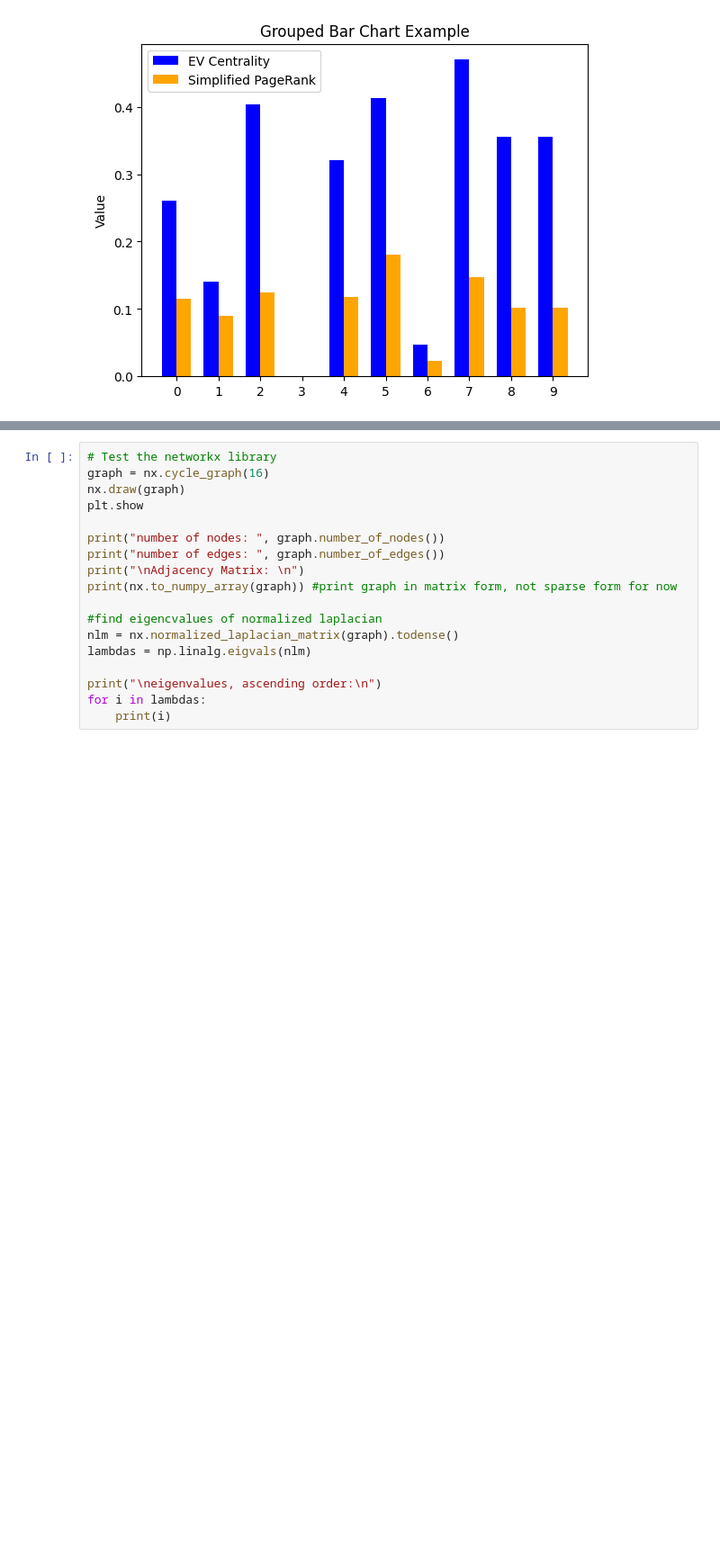
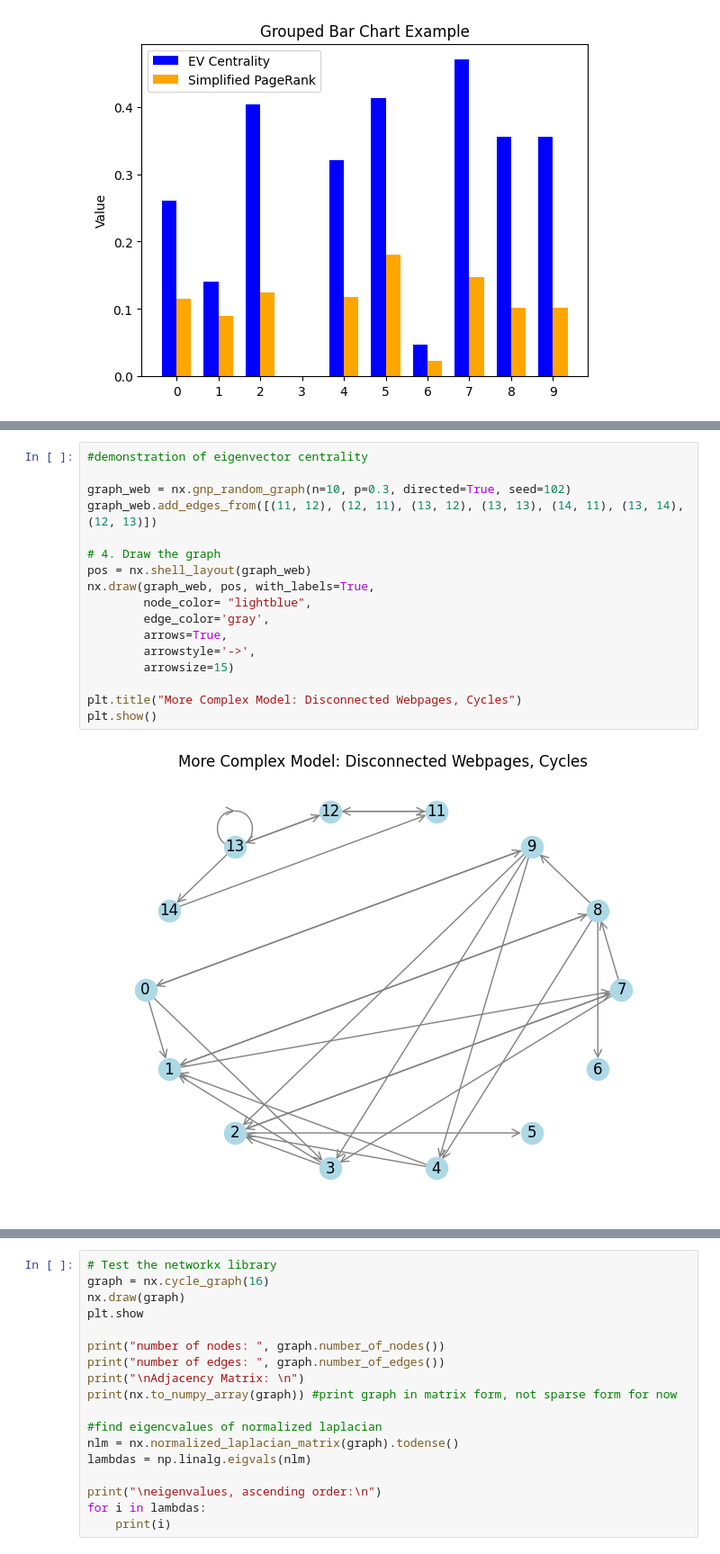
Before and after one commit to vviggyy/mc_pagerank, a Jupyter notebook: mc_pagerank.ipynb, the cells around one changed output, grey strips where cells are left out. Shown: that part at 90% size. Cells and saved outputs as stored; diff of their text form; blank space fills up the shorter version.

```diff
--- a/mc_pagerank.ipynb
+++ b/mc_pagerank.ipynb
@@ -161,0 +166,19 @@ plt.legend()
+# %%
+#demonstration of eigenvector centrality
+
+graph_web = nx.gnp_random_graph(n=10, p=0.3, directed=True, seed=102)
+graph_web.add_edges_from([(11, 12), (12, 11), (13, 12), (13, 13), (14, 11), (13, 14), (12, 13)])
+
+# 4. Draw the graph
+pos = nx.shell_layout(graph_web)
+nx.draw(graph_web, pos, with_labels=True,
+        node_color= "lightblue",
+        edge_color='gray',
+        arrows=True,
+        arrowstyle='->',
+        arrowsize=15)
+
+plt.title("More Complex Model: Disconnected Webpages, Cycles")
+plt.show()
+# %% [output]
+[figure, added]
```
Also changed, not shown: parts of 9 cells of this notebook.
